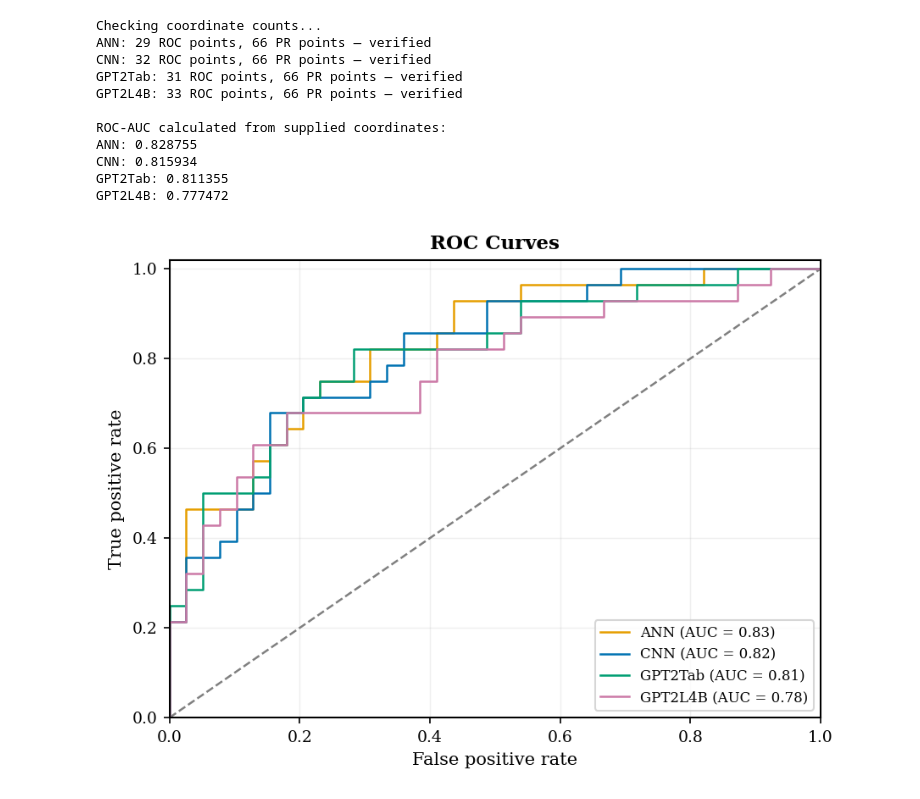
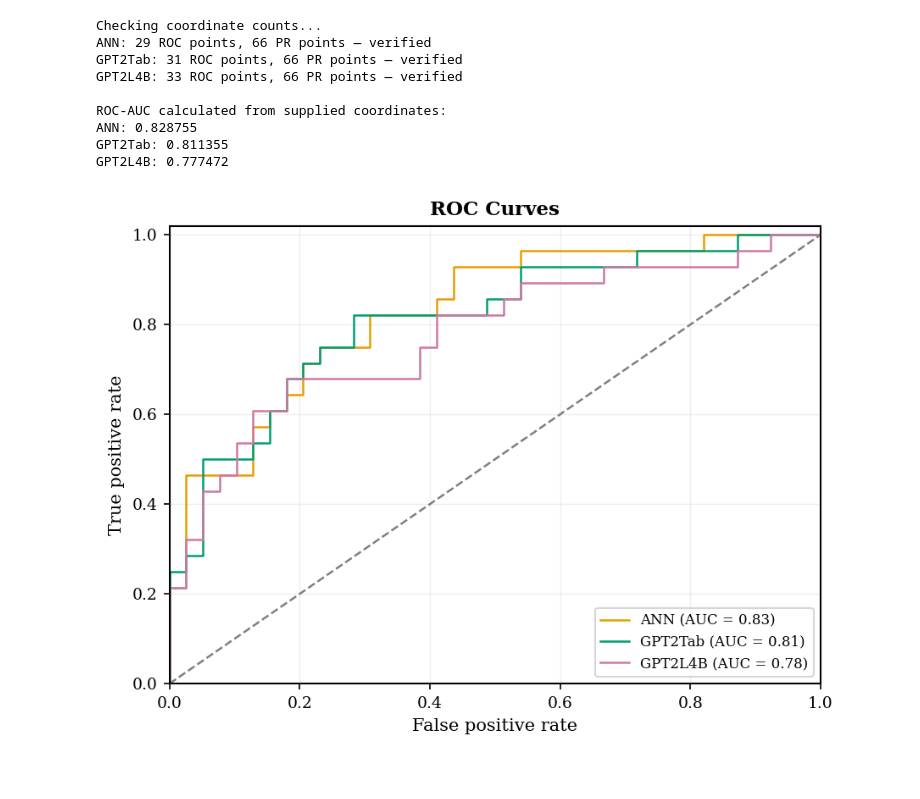
Before and after one commit to miriamamin1213-ux/3-Fold, a Jupyter notebook: HancockROC+PRCurves.ipynb, the cells around one changed output. Drawn from its saved outputs; the diff is of its cells as text; code cells hidden in the pictures.

```diff
--- a/HancockROC+PRCurves.ipynb
+++ b/HancockROC+PRCurves.ipynb
@@ -56,46 +56,7 @@ curves = {
             (0.178571, 1.000000), (0.142857, 1.000000), (0.107143, 1.000000),
             (0.071429, 1.000000), (0.035714, 1.000000), (0.000000, 1.000000),
         ],
-    },
 
-    "CNN": {
-        "roc": [
-            (0.000000, 0.000000), (0.000000, 0.035714), (0.000000, 0.214286),
-            (0.025641, 0.214286), (0.025641, 0.250000), (0.025641, 0.321429),
-            (0.025641, 0.357143), (0.076923, 0.357143), (0.076923, 0.392857),
-            (0.102564, 0.392857), (0.102564, 0.464286), (0.128205, 0.464286),
-            (0.128205, 0.500000), (0.153846, 0.500000), (0.153846, 0.678571),
-            (0.205128, 0.678571), (0.205128, 0.714286), (0.307692, 0.714286),
-            (0.307692, 0.750000), (0.333333, 0.750000), (0.333333, 0.785714),
-            (0.358974, 0.785714), (0.358974, 0.857143), (0.487179, 0.857143),
-            (0.487179, 0.928571), (0.641026, 0.928571), (0.641026, 0.964286),
-            (0.692308, 0.964286), (0.692308, 1.000000), (0.820513, 1.000000),
-            (0.871795, 1.000000), (1.000000, 1.000000),
-        ],
-        "pr": [
-            (1.000000, 0.417910), (1.000000, 0.424242), (1.000000, 0.430769),
-            (1.000000, 0.437500), (1.000000, 0.444444), (1.000000, 0.451613),
-            (1.000000, 0.466667), (1.000000, 0.474576), (1.000000, 0.482759),
-            (1.000000, 0.491228), (1.000000, 0.500000), (1.000000, 0.509091),
-            (0.964286, 0.500000), (0.964286, 0.509434), (0.964286, 0.519231),
-            (0.928571, 0.509804), (0.928571, 0.520000), (0.928571, 0.530612),
-            (0.928571, 0.541667), (0.928571, 0.553191), (0.928571, 0.565217),
-            (0.928571, 0.577778), (0.892857, 0.568182), (0.857143, 0.558140),
-            (0.857143, 0.571429), (0.857143, 0.585366), (0.857143, 0.600000),
-            (0.857143, 0.615385), (0.857143, 0.631579), (0.821429, 0.621622),
-            (0.785714, 0.611111), (0.785714, 0.628571), (0.750000, 0.617647),
-            (0.750000, 0.636364), (0.714286, 0.625000), (0.714286, 0.645161),
-            (0.714286, 0.666667), (0.714286, 0.689655), (0.714286, 0.714286),
-            (0.678571, 0.703704), (0.678571, 0.730769), (0.678571, 0.760000),
-            (0.642857, 0.750000), (0.607143, 0.739130), (0.571429, 0.727273),
-            (0.535714, 0.714286), (0.500000, 0.700000), (0.500000, 0.736842),
-            (0.464286, 0.722222), (0.464286, 0.764706), (0.428571, 0.750000),
-            (0.392857, 0.733333), (0.392857, 0.785714), (0.357143, 0.769231),
-            (0.357143, 0.833333), (0.357143, 0.909091), (0.321429, 0.900000),
-            (0.250000, 0.875000), (0.214286, 0.857143), (0.214286, 1.000000),
-            (0.178571, 1.000000), (0.142857, 1.000000), (0.107143, 1.000000),
-            (0.071429, 1.000000), (0.035714, 1.000000), (0.000000, 1.000000),
-        ],
     },
 
     "GPT2Tab": {
@@ -185,7 +146,6 @@ curves = {
 
 expected_counts = {
     "ANN":     {"roc": 29, "pr": 66},
-    "CNN":     {"roc": 32, "pr": 66},
     "GPT2Tab": {"roc": 31, "pr": 66},
     "GPT2L4B": {"roc": 33, "pr": 66},
 }
@@ -230,7 +190,6 @@ for model_name, data in curves.items():
 # ============================================================
 
 colours = {
-    "CNN": "#0072B2",
     "ANN": "#E69F00",
     "GPT2Tab": "#009E73",
     "GPT2L4B": "#CC79A7"
@@ -345,33 +304,31 @@ plt.savefig(
     "HANCOCK_Combined_PR_Curves.png",
     dpi=600,
     bbox_inches="tight"
 )
 
 plt.savefig(
     "HANCOCK_Combined_PR_Curves.pdf",
     bbox_inches="tight"
 )
 
 plt.show()
 
 # ============================================================
 # DOWNLOAD BOTH PNG GRAPHS
 # ============================================================
 
 from google.colab import files
 
 files.download("HANCOCK_Combined_ROC_Curves.png")
 files.download("HANCOCK_Combined_PR_Curves.png")
 # %% [output]
 Checking coordinate counts...
 ANN: 29 ROC points, 66 PR points — verified
-CNN: 32 ROC points, 66 PR points — verified
 GPT2Tab: 31 ROC points, 66 PR points — verified
 GPT2L4B: 33 ROC points, 66 PR points — verified
 
 ROC-AUC calculated from supplied coordinates:
 ANN: 0.828755
-CNN: 0.815934
 GPT2Tab: 0.811355
 GPT2L4B: 0.777472
-[figure, old version]
+[figure, new version]
```
Also changed, not shown: parts of 1 cell of this notebook.
